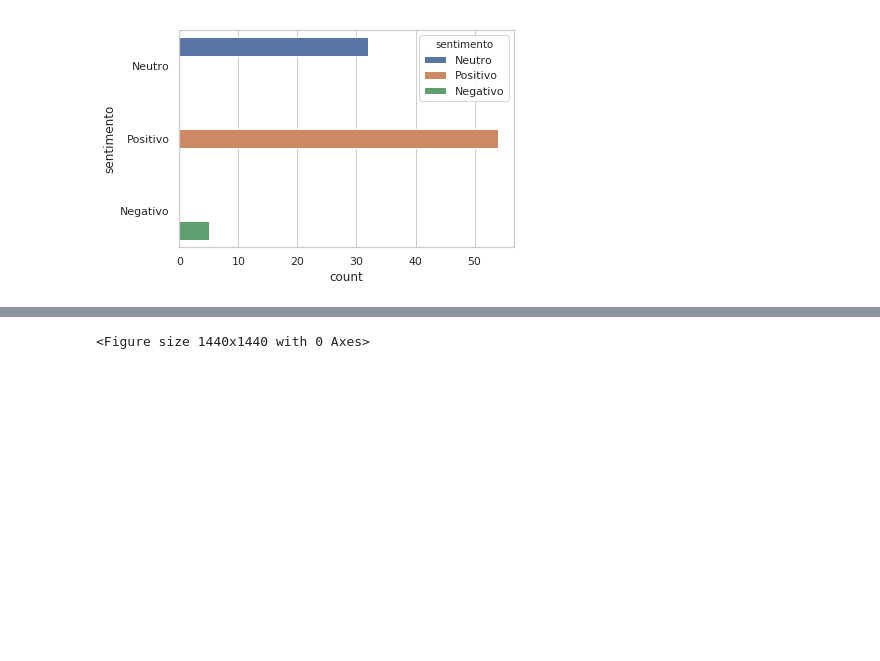
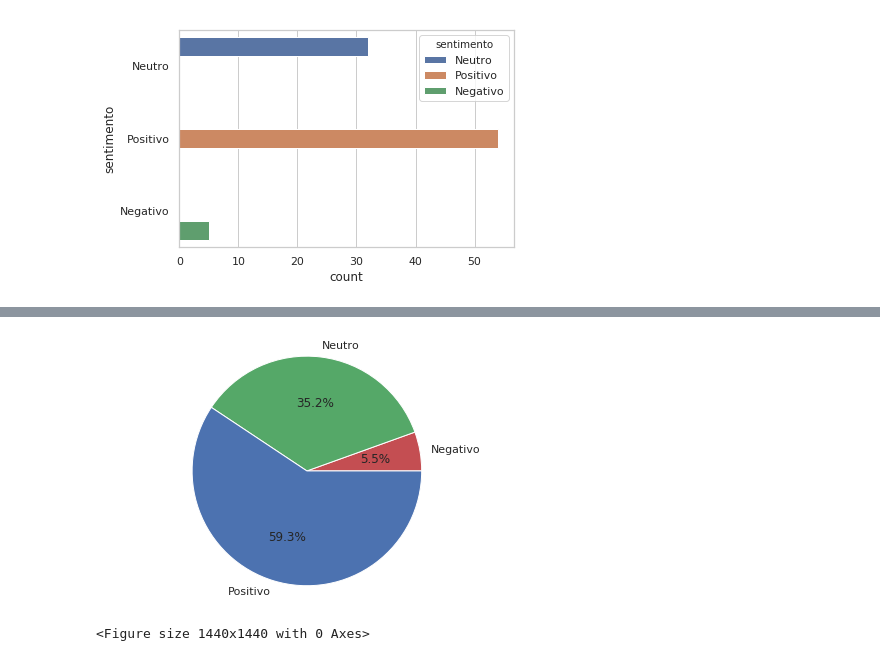
Before and after one commit to cabrau/visualizando_belchior, a Jupyter notebook: pre_processing_text.ipynb, the cells around one changed output, grey strips where cells are left out. Drawn from its saved outputs; the diff is of its cells as text; code cells hidden in the pictures; blank space fills up the shorter version.

```diff
--- a/pre_processing_text.ipynb
+++ b/pre_processing_text.ipynb
@@ -780,3 +787,18 @@ sns.countplot(y="sentimento", hue="sentimento", data=df)
+# %%
+# Pie chart
+labels = list(df.titulo.groupby(df.sentimento).count().index)
+sizes = list(df.titulo.groupby(df.sentimento).count())
+colors = ['r', 'g', 'b']
+# only "explode" the 2nd slice (i.e. 'Hogs')
+explode = (0, 0.1, 0, 0)
+fig1, ax1 = plt.subplots()
+ax1.pie(sizes, labels=labels, autopct='%1.1f%%', colors = colors)
+# Equal aspect ratio ensures that pie is drawn as a circle
+ax1.axis('equal')
+plt.tight_layout()
+plt.show()
+# %% [output]
+[figure, added]
 # %%
 plt.figure(figsize=(20, 20))
 sns.jointplot(x="polaridade", y="subjetividade", kind="reg", data=df);
```
Also changed, not shown: parts of 22 cells of this notebook, 2 other files.
